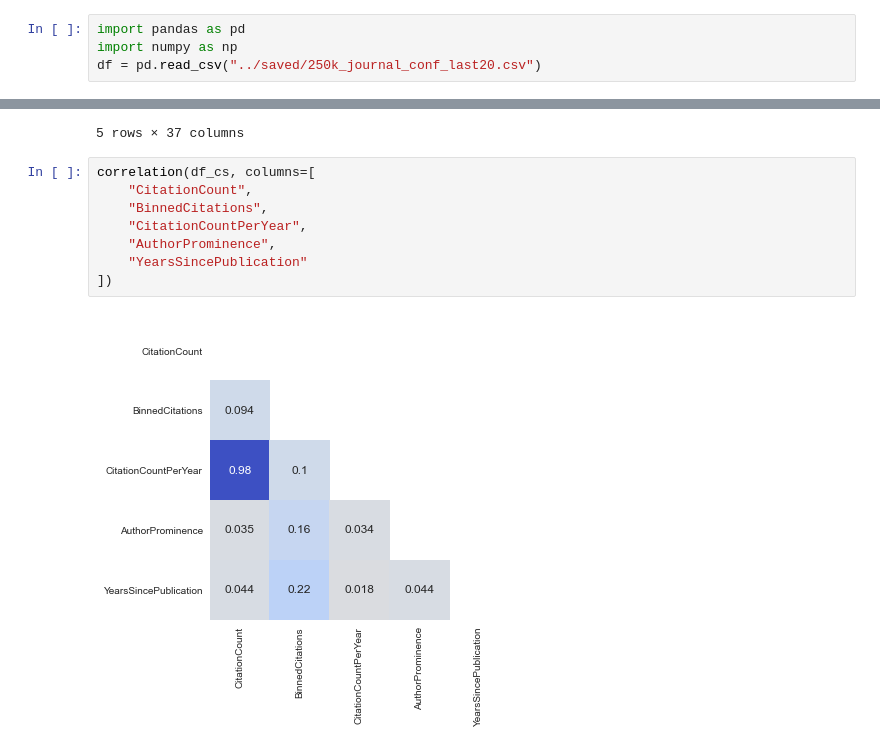
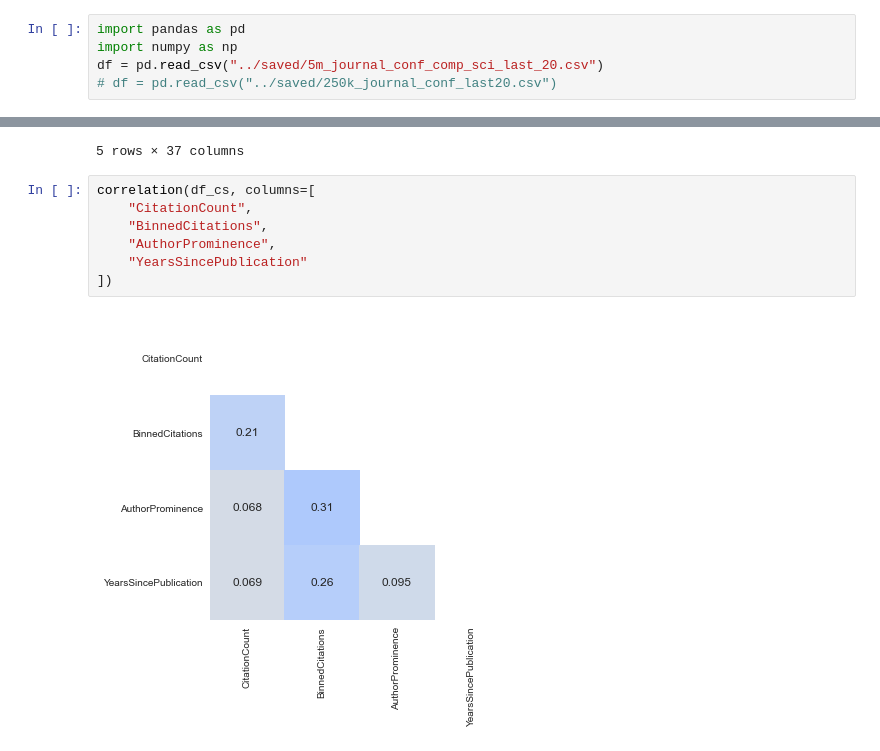
Before and after one commit to anton164/predicting-citation-counts, a Jupyter notebook: notebooks/jan_exploration.ipynb, the cells around one changed output, grey strips where cells are left out. Saved outputs shown, nothing was run; the diff lists cells and outputs as text.

```diff
--- a/notebooks/jan_exploration.ipynb
+++ b/notebooks/jan_exploration.ipynb
@@ -1,7 +1,8 @@
 # %%
 import pandas as pd
 import numpy as np
-df = pd.read_csv("../saved/250k_journal_conf_last20.csv")
+df = pd.read_csv("../saved/5m_journal_conf_comp_sci_last_20.csv")
+# df = pd.read_csv("../saved/250k_journal_conf_last20.csv")
 # %%
 df.columns.tolist()
 # %% [output]
@@ -170,10 +176,9 @@ df_cs.head()
 # %%
 correlation(df_cs, columns=[
     "CitationCount",
     "BinnedCitations",
-    "CitationCountPerYear",
     "AuthorProminence",
     "YearsSincePublication"
 ])
 # %% [output]
-[figure, old version]
+[figure, new version]
```
Also changed, not shown: parts of 9 cells of this notebook.
